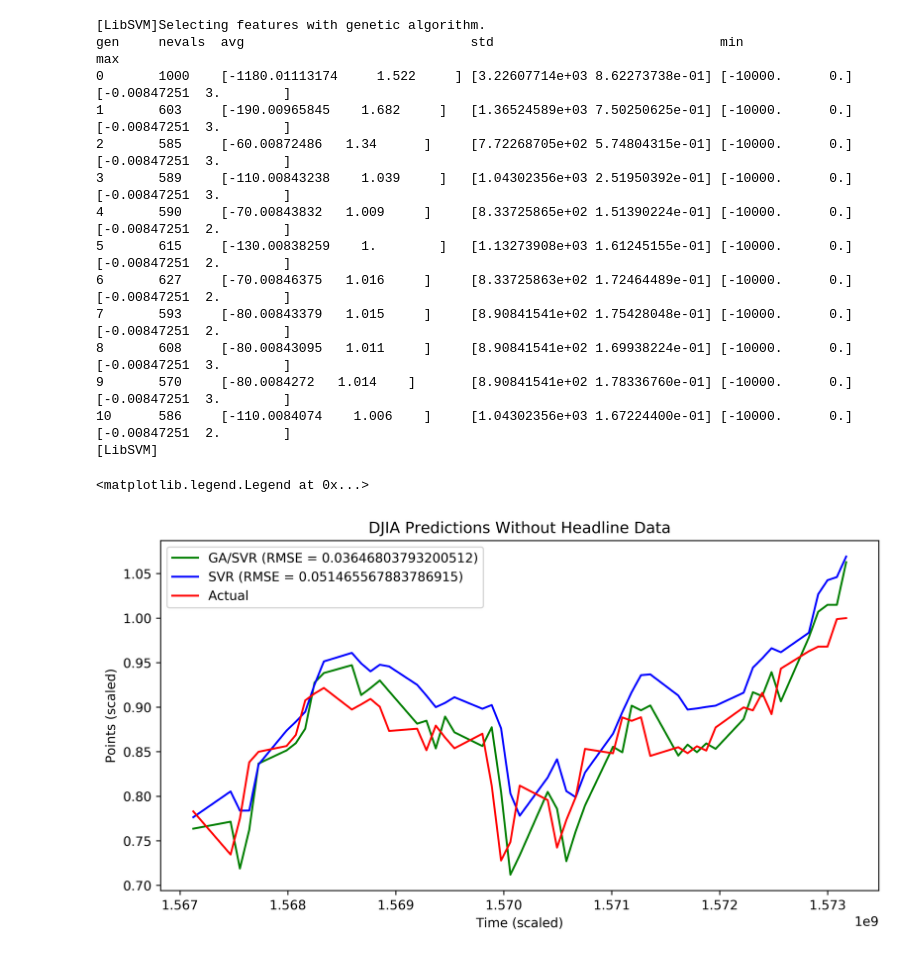
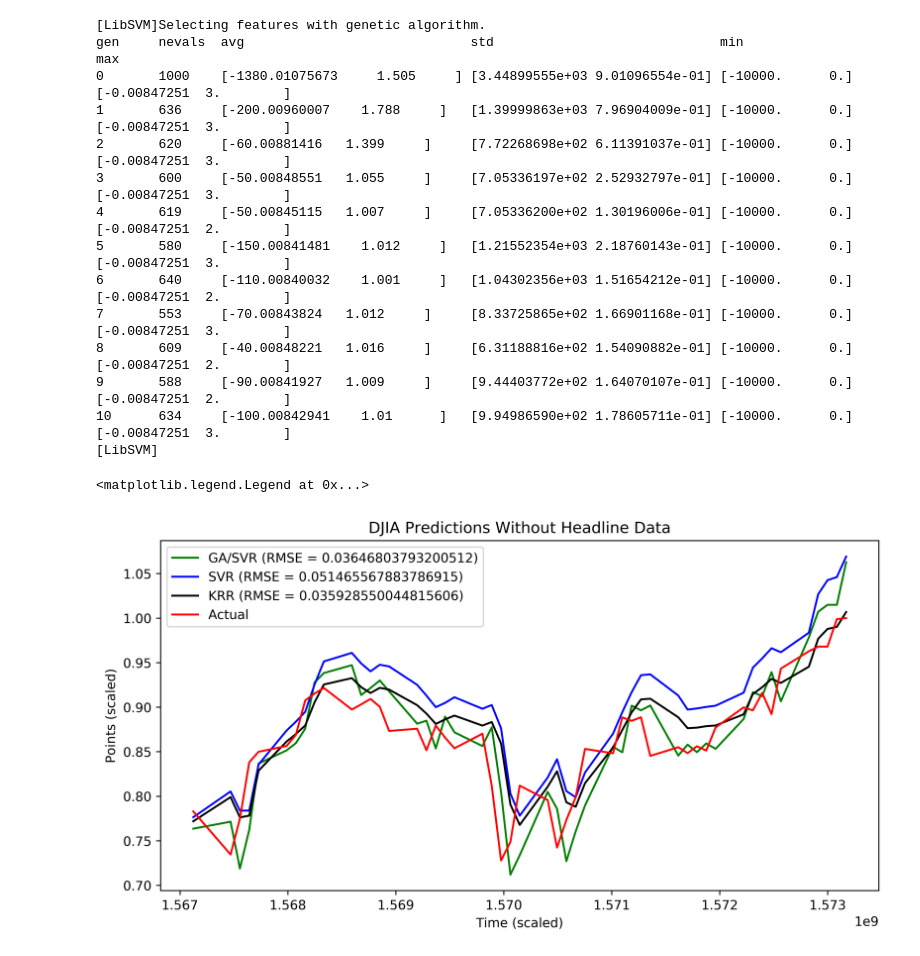
Before and after one commit to bcwarner/djia-gasvr-bert, a Jupyter notebook: NYTBERTCombined.ipynb, the cells around one changed output. Drawn from its saved outputs; the diff is of its cells as text; code cells hidden in the pictures.

```diff
--- a/NYTBERTCombined.ipynb
+++ b/NYTBERTCombined.ipynb
@@ -11,6 +11,8 @@ import matplotlib.pyplot as plt
 import math
 import joblib
 import copy
+from sklearn.kernel_ridge import KernelRidge
+from statsmodels.tsa.arima_model import ARIMA
 from genetic_selection import GeneticSelectionCV
 
 # Read FRED data
@@ -84,6 +86,10 @@ def fit(djia_s):
 
     res2 = m2.predict(djia_in_test)
 
+    mk = KernelRidge(alpha=1)
+    mk.fit(djia_in_train, djia_out_train)
+    res_mk = mk.predict(djia_in_test)
+
     tp = 0
     tn = 0
     fp = 0
@@ -102,7 +108,7 @@ def fit(djia_s):
             else:
                 fn += 1
 
-    return (split, djia_out_test, res, res2)
+    return (split, djia_out_test, res, res2, res_mk)
 # %%
 plt.rcParams['figure.figsize'] = [10, 5]
 plt.rcParams['figure.dpi'] = 600
@@ -201,32 +210,35 @@ gen     nevals  avg                             std
+# %%
+control = {}
+for k, v in news_stat.items():
+    control[k] = []
+
+inp4 = dict_zip(djia_stat, control)
+split, actual, res4, resga4, res_mk4 = fit(inp4)
+xs = [x[0] for x in inp4[split:]]
+# %% [output]
+[LibSVM]Selecting features with genetic algorithm.
+gen     nevals  avg                             std                             min                     max
+0       1000    [-1380.01075673     1.505     ] [3.44899555e+03 9.01096554e-01] [-10000.      0.]       [-0.00847251  3.        ]
+1       636     [-200.00960007    1.788     ]   [1.39999863e+03 7.96904009e-01] [-10000.      0.]       [-0.00847251  3.        ]
+2       620     [-60.00881416   1.399     ]     [7.72268698e+02 6.11391037e-01] [-10000.      0.]       [-0.00847251  3.        ]
+3       600     [-50.00848551   1.055     ]     [7.05336197e+02 2.52932797e-01] [-10000.      0.]       [-0.00847251  3.        ]
+4       619     [-50.00845115   1.007     ]     [7.05336200e+02 1.30196006e-01] [-10000.      0.]       [-0.00847251  2.        ]
+5       580     [-150.00841481    1.012     ]   [1.21552354e+03 2.18760143e-01] [-10000.      0.]       [-0.00847251  3.        ]
+6       640     [-110.00840032    1.001     ]   [1.04302356e+03 1.51654212e-01] [-10000.      0.]       [-0.00847251  2.        ]
+7       553     [-70.00843824   1.012     ]     [8.33725865e+02 1.66901168e-01] [-10000.      0.]       [-0.00847251  3.        ]
+8       609     [-40.00848221   1.016     ]     [6.31188816e+02 1.54090882e-01] [-10000.      0.]       [-0.00847251  2.        ]
+9       588     [-90.00841927   1.009     ]     [9.44403772e+02 1.64070107e-01] [-10000.      0.]       [-0.00847251  2.        ]
+10      634     [-100.00842941    1.01      ]   [9.94986590e+02 1.78605711e-01] [-10000.      0.]       [-0.00847251  3.        ]
+[LibSVM]
 # %%
-control = {}
-for k, v in news_stat.items():
-    control[k] = []
-
-inp4 = dict_zip(djia_stat, control)
-split, actual, res4, resga4 = fit(inp4)
-xs = [x[0] for x in inp4[split:]]
 plt.plot(xs, resga4, "g", label="GA/SVR (RMSE = " + str(math.sqrt(mean_squared_error(actual, resga4))) + ")")
 plt.plot(xs, res4, "b", label="SVR (RMSE = " + str(math.sqrt(mean_squared_error(actual, res4))) + ")")
+plt.plot(xs, res_mk4, "k", label="KRR (RMSE = " + str(math.sqrt(mean_squared_error(actual, res_mk4))) + ")")
 plt.plot(xs, actual, "r", label="Actual")
 plt.title("DJIA Predictions Without Headline Data")
 plt.xlabel('Time (scaled)')
 plt.ylabel('Points (scaled)')
 plt.legend()
 # %% [output]
-[LibSVM]Selecting features with genetic algorithm.
-gen     nevals  avg                             std                             min                     max
-0       1000    [-1180.01113174     1.522     ] [3.22607714e+03 8.62273738e-01] [-10000.      0.]       [-0.00847251  3.        ]
-1       603     [-190.00965845    1.682     ]   [1.36524589e+03 7.50250625e-01] [-10000.      0.]       [-0.00847251  3.        ]
-2       585     [-60.00872486   1.34      ]     [7.72268705e+02 5.74804315e-01] [-10000.      0.]       [-0.00847251  3.        ]
-3       589     [-110.00843238    1.039     ]   [1.04302356e+03 2.51950392e-01] [-10000.      0.]       [-0.00847251  3.        ]
-4       590     [-70.00843832   1.009     ]     [8.33725865e+02 1.51390224e-01] [-10000.      0.]       [-0.00847251  2.        ]
-5       615     [-130.00838259    1.        ]   [1.13273908e+03 1.61245155e-01] [-10000.      0.]       [-0.00847251  2.        ]
-6       627     [-70.00846375   1.016     ]     [8.33725863e+02 1.72464489e-01] [-10000.      0.]       [-0.00847251  2.        ]
-7       593     [-80.00843379   1.015     ]     [8.90841541e+02 1.75428048e-01] [-10000.      0.]       [-0.00847251  2.        ]
-8       608     [-80.00843095   1.011     ]     [8.90841541e+02 1.69938224e-01] [-10000.      0.]       [-0.00847251  3.        ]
-9       570     [-80.0084272   1.014    ]       [8.90841541e+02 1.78336760e-01] [-10000.      0.]       [-0.00847251  3.        ]
-10      586     [-110.0084074    1.006    ]     [1.04302356e+03 1.67224400e-01] [-10000.      0.]       [-0.00847251  2.        ]
-[LibSVM]
+<matplotlib.legend.Legend at 0x...>
-<matplotlib.legend.Legend at 0x...>
-[figure, old version]
+[figure, new version]
```
Also changed, not shown: parts of 3 cells of this notebook, 3 other files.
